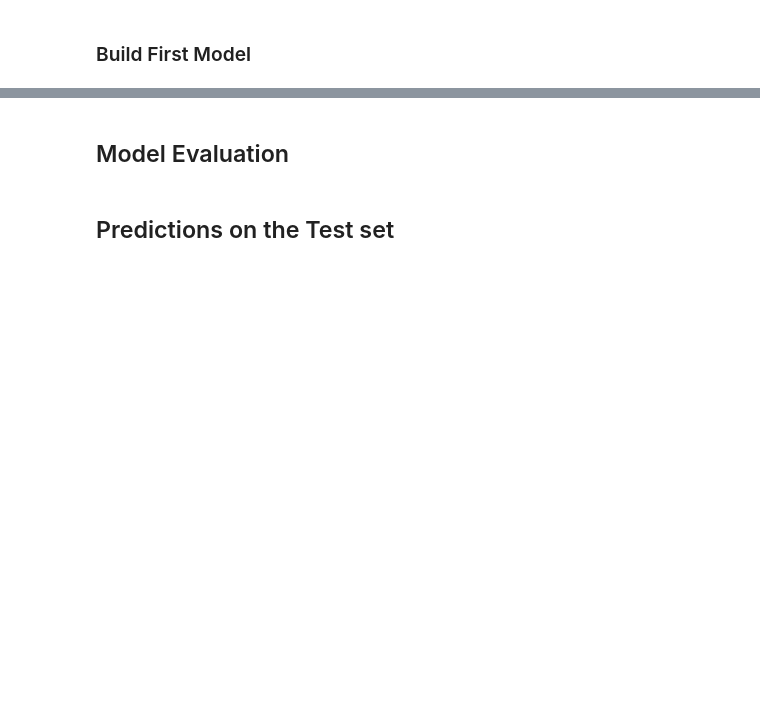
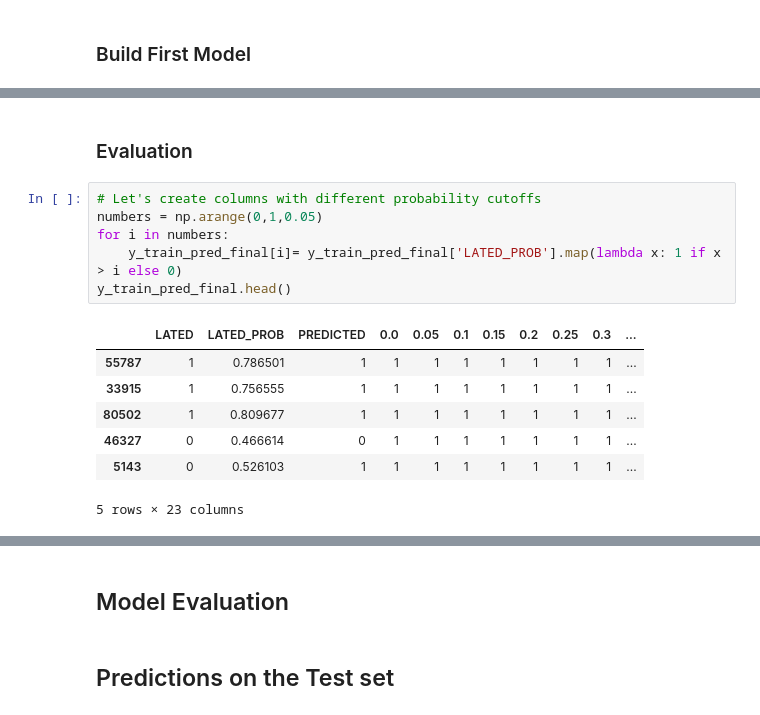
Before and after one commit to liemnh98/upGrad-Domain-Oriented-Case-Study, a Jupyter notebook: main_code.iPynb, the cells around one changed output, grey strips where cells are left out. Drawn from its saved outputs; the diff is of its cells as text; blank space fills up the shorter version.

```diff
--- a/main_code.iPynb
+++ b/main_code.iPynb
@@ -684,0 +687,16 @@ vif.sort_values(by = "VIF", ascending = False)
+# %% [markdown]
+### Evaluation
+# %%
+# Let's create columns with different probability cutoffs
+numbers = np.arange(0,1,0.05)
+for i in numbers:
+    y_train_pred_final[i]= y_train_pred_final['LATED_PROB'].map(lambda x: 1 if x > i else 0)
+y_train_pred_final.head()
+# %% [output]
+|  | LATED | LATED_PROB | PREDICTED | 0.0 | 0.05 | 0.1 | 0.15 | 0.2 | 0.25 | 0.3 | ... |
+| 55787 | 1 | 0.786501 | 1 | 1 | 1 | 1 | 1 | 1 | 1 | 1 | ... |
+| 33915 | 1 | 0.756555 | 1 | 1 | 1 | 1 | 1 | 1 | 1 | 1 | ... |
+| 80502 | 1 | 0.809677 | 1 | 1 | 1 | 1 | 1 | 1 | 1 | 1 | ... |
+| 46327 | 0 | 0.466614 | 0 | 1 | 1 | 1 | 1 | 1 | 1 | 1 | ... |
+| 5143 | 0 | 0.526103 | 1 | 1 | 1 | 1 | 1 | 1 | 1 | 1 | ... |
+5 rows × 23 columns
```
Also changed, not shown: parts of 18 cells of this notebook.
